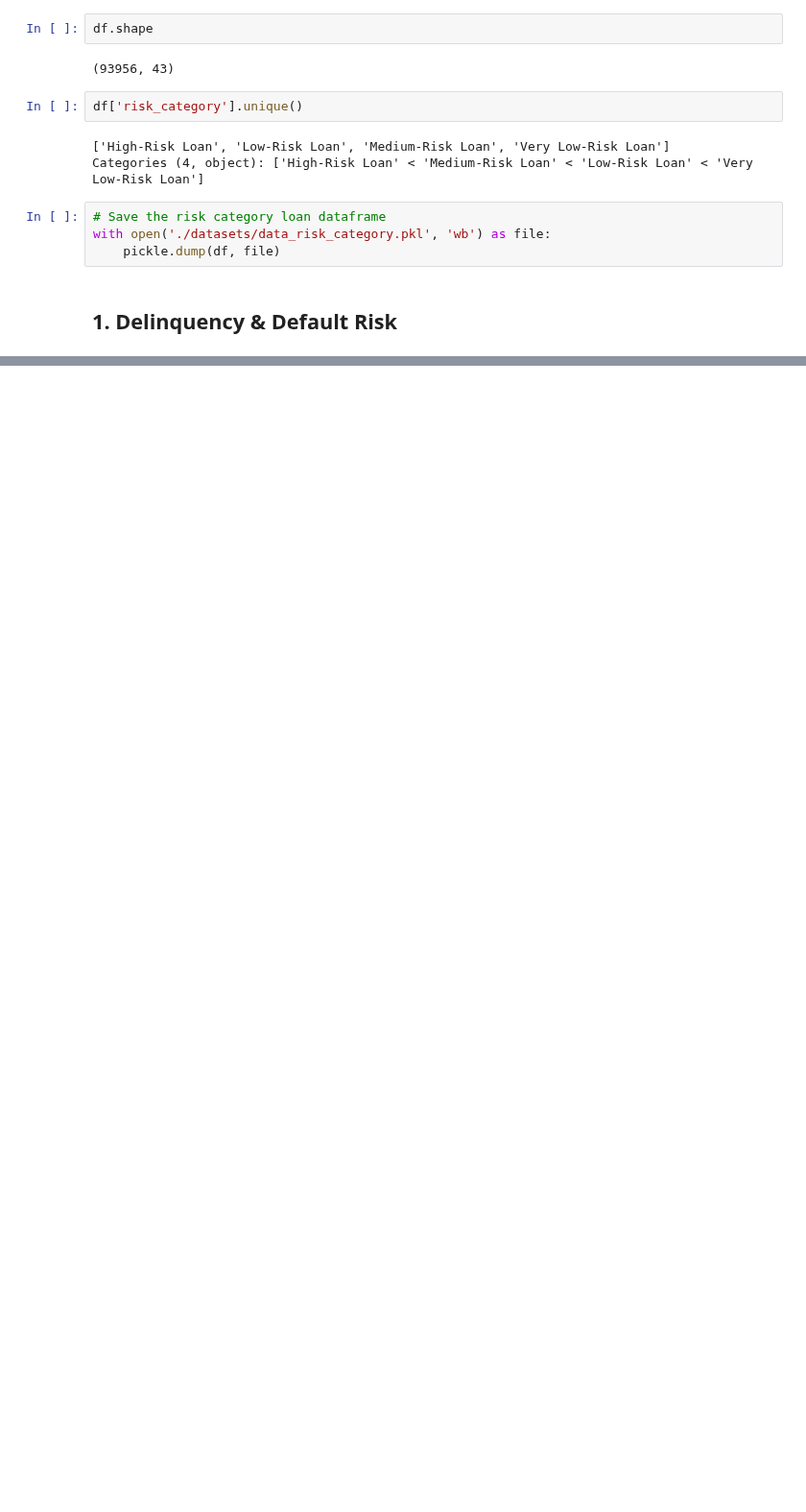
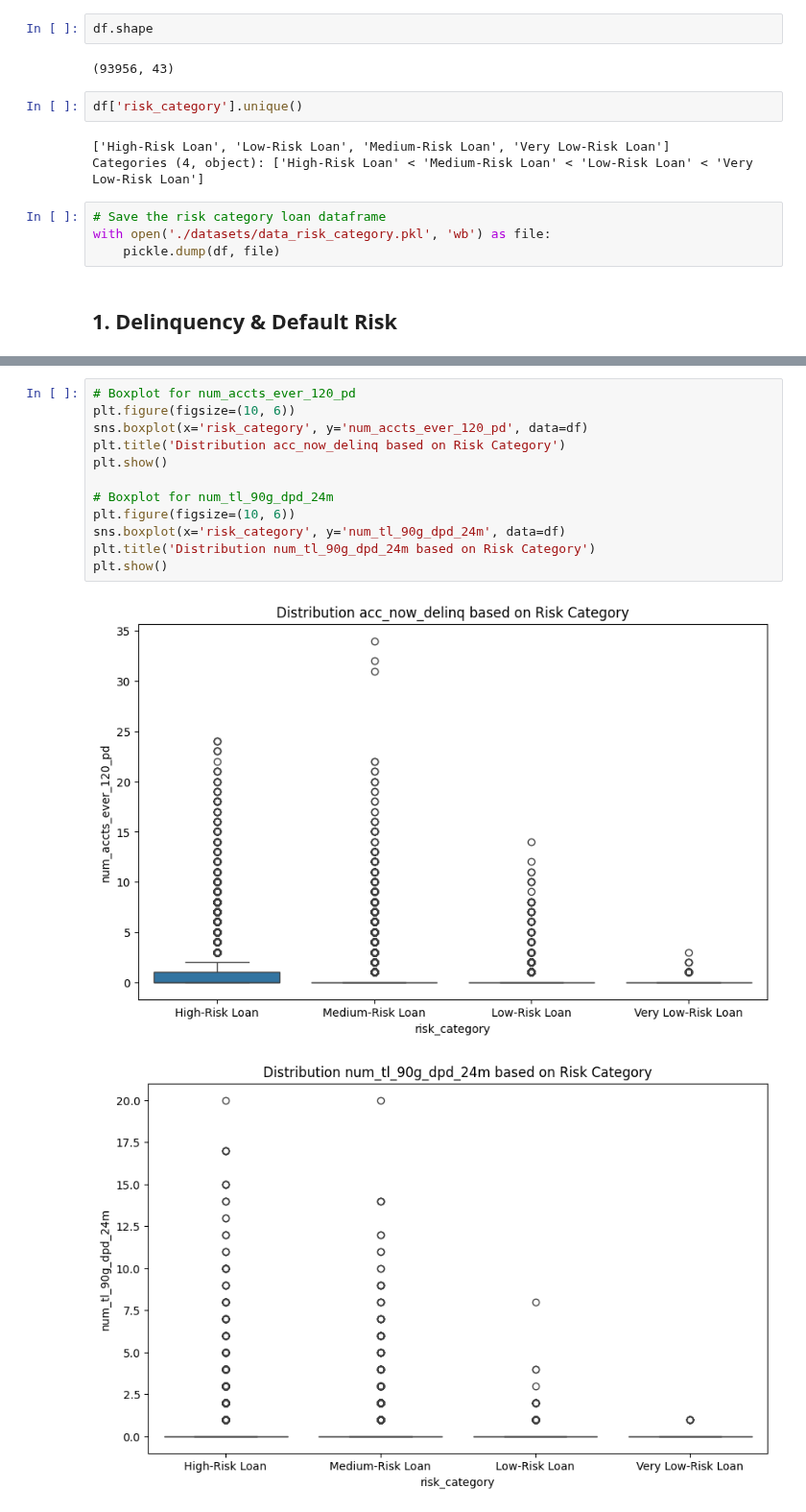
Before and after one commit to hidayah24/data-analyst-portfolio, a Jupyter notebook: Project-2-Credit-Risk-Analysis-and-Optimization-of-Lending-Decisions/Credit-Risk-Analysis.ipynb, the cells around one changed output, grey strips where cells are left out. Shown at 96% size. Drawn from its saved outputs; the diff is of its cells as text; blank space fills up the shorter version.

```diff
--- a/Project-2-Credit-Risk-Analysis-and-Optimization-of-Lending-Decisions/Credit-Risk-Analysis.ipynb
+++ b/Project-2-Credit-Risk-Analysis-and-Optimization-of-Lending-Decisions/Credit-Risk-Analysis.ipynb
@@ -471,0 +499,15 @@ with open('./datasets/data_risk_category.pkl', 'wb') as file:
+# %%
+# Boxplot for num_accts_ever_120_pd
+plt.figure(figsize=(10, 6))
+sns.boxplot(x='risk_category', y='num_accts_ever_120_pd', data=df)
+plt.title('Distribution acc_now_delinq based on Risk Category')
+plt.show()
+
+# Boxplot for num_tl_90g_dpd_24m
+plt.figure(figsize=(10, 6))
+sns.boxplot(x='risk_category', y='num_tl_90g_dpd_24m', data=df)
+plt.title('Distribution num_tl_90g_dpd_24m based on Risk Category')
+plt.show()
+# %% [output]
+[figure, added]
+[figure, added]
```
Also changed, not shown: parts of 4 cells of this notebook.
